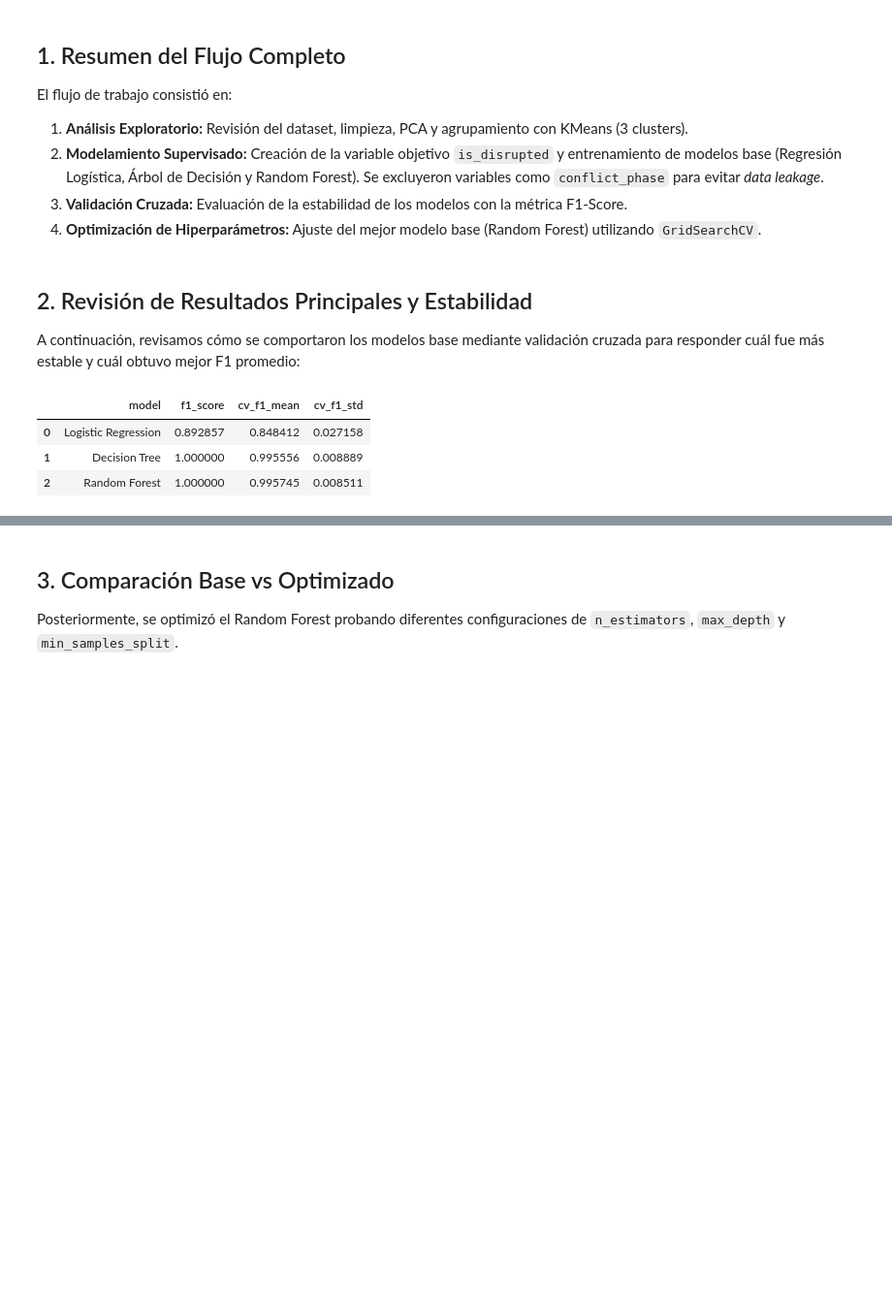
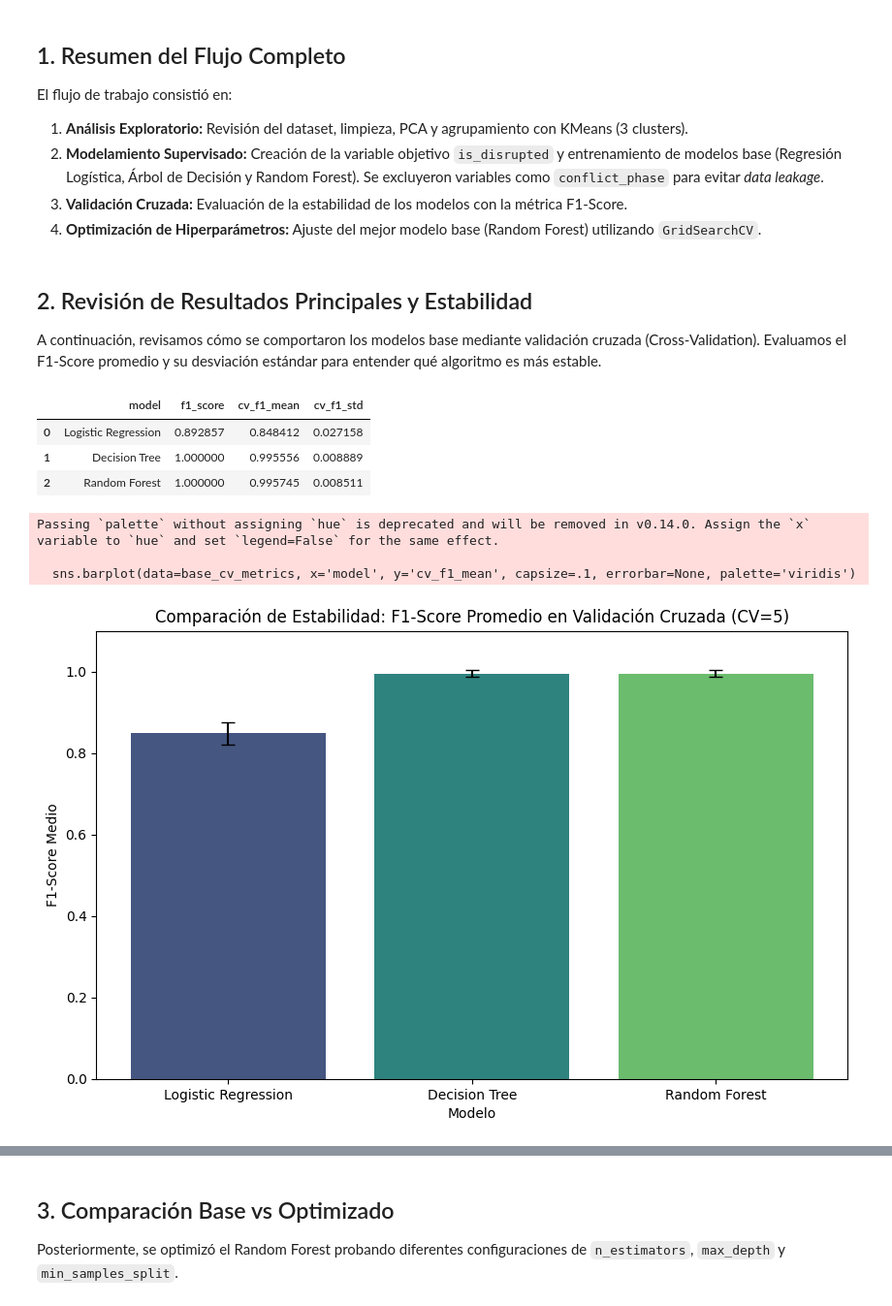
Before and after one commit to CristobalSilvam/EVA2PCD, a Jupyter notebook: notebooks/05_final_analysis.ipynb, the cells around one changed output, grey strips where cells are left out. Shown at 97% size. Drawn from its saved outputs; the diff is of its cells as text; code cells hidden in the pictures; blank space fills up the shorter version.

```diff
--- a/notebooks/05_final_analysis.ipynb
+++ b/notebooks/05_final_analysis.ipynb
@@ -20,13 +20,31 @@ base_cv_metrics = pd.read_csv('../results/metrics/classification_base_vs_cv.csv'
 opt_metrics = pd.read_csv('../results/metrics/optimized_model_metrics.csv')
 # %% [markdown]
 ## 2. Revisión de Resultados Principales y Estabilidad
-A continuación, revisamos cómo se comportaron los modelos base mediante validación cruzada para responder cuál fue más estable y cuál obtuvo mejor F1 promedio:
+A continuación, revisamos cómo se comportaron los modelos base mediante validación cruzada (Cross-Validation). Evaluamos el F1-Score promedio y su desviación estándar para entender qué algoritmo es más estable.
 # %%
 # Mostrar tabla de métricas comparativas
 display(base_cv_metrics[['model', 'f1_score', 'cv_f1_mean', 'cv_f1_std']])
+
+# Visualización comparativa de estabilidad
+plt.figure(figsize=(10, 6))
+sns.barplot(data=base_cv_metrics, x='model', y='cv_f1_mean', capsize=.1, errorbar=None, palette='viridis')
+
+# Agregar barras de error manuales usando la desviación estándar
+for index, row in base_cv_metrics.iterrows():
+    plt.errorbar(x=index, y=row['cv_f1_mean'], yerr=row['cv_f1_std'], fmt='none', c='black', capsize=5)
+
+plt.title('Comparación de Estabilidad: F1-Score Promedio en Validación Cruzada (CV=5)')
+plt.ylabel('F1-Score Medio')
+plt.xlabel('Modelo')
+plt.ylim(0, 1.1)
+plt.show()
 # %% [output]
 |  | model | f1_score | cv_f1_mean | cv_f1_std |
 | 0 | Logistic Regression | 0.892857 | 0.848412 | 0.027158 |
 | 1 | Decision Tree | 1.000000 | 0.995556 | 0.008889 |
 | 2 | Random Forest | 1.000000 | 0.995745 | 0.008511 |
+Passing `palette` without assigning `hue` is deprecated and will be removed in v0.14.0. Assign the `x` variable to `hue` and set `legend=False` for the same effect.
+
+  sns.barplot(data=base_cv_metrics, x='model', y='cv_f1_mean', capsize=.1, errorbar=None, palette='viridis')
+[figure, added]
 # %% [markdown]
```
Also changed, not shown: parts of 1 cell of this notebook.
